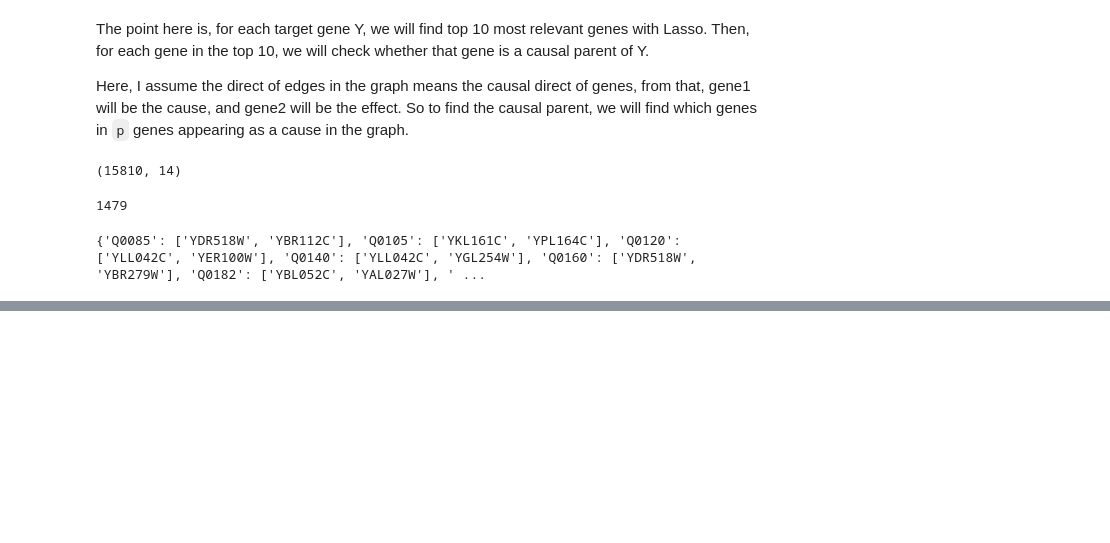
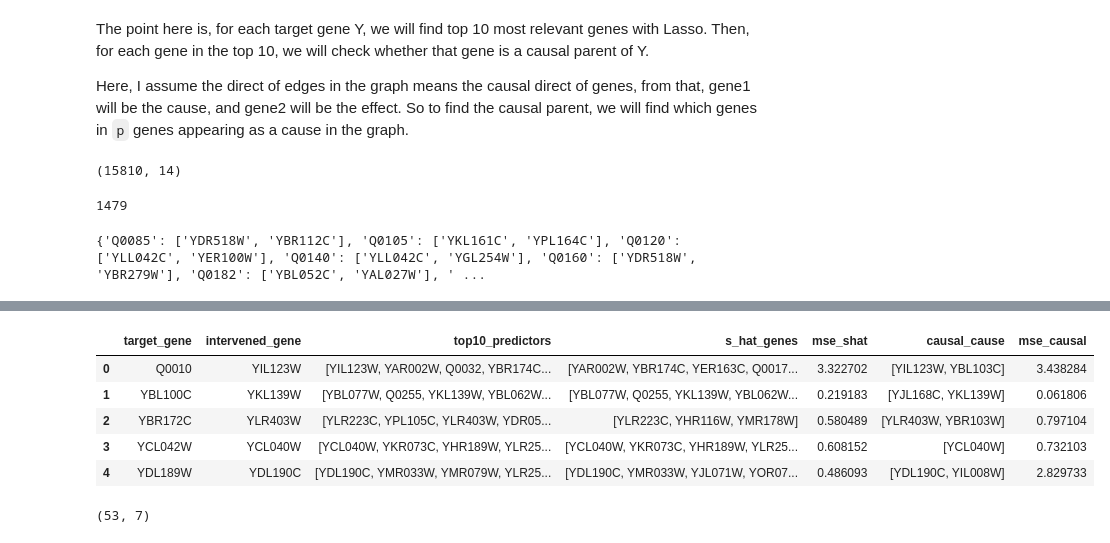
Before and after one commit to bonkh/ICM-replication, a Jupyter notebook: Experiment2/test.ipynb, the cells around one changed output, grey strips where cells are left out. Cells and saved outputs as stored; diff of their text form; code cells hidden in the pictures; blank space fills up the shorter version.

```diff
--- a/Experiment2/test.ipynb
+++ b/Experiment2/test.ipynb
@@ -217,0 +218,20 @@ plot_gene_relationship('YAL047C', 'YOL145C', obs_data, int_data, int_pos_data)
+# %%
+# Step 1: Load the JSON file
+with open("detailed_results.json", "r") as f:
+    data = json.load(f)
+
+# Step 2: Convert to DataFrame
+df = pd.DataFrame(data)
+
+df.head()
+# %% [output]
+|  | target_gene | intervened_gene | top10_predictors | s_hat_genes | mse_shat | causal_cause | mse_causal |
+| 0 | Q0010 | YIL123W | [YIL123W, YAR002W, Q0032, YBR174C... | [YAR002W, YBR174C, YER163C, Q0017... | 3.322702 | [YIL123W, YBL103C] | 3.438284 |
+| 1 | YBL100C | YKL139W | [YBL077W, Q0255, YKL139W, YBL062W... | [YBL077W, Q0255, YKL139W, YBL062W... | 0.219183 | [YJL168C, YKL139W] | 0.061806 |
+| 2 | YBR172C | YLR403W | [YLR223C, YPL105C, YLR403W, YDR05... | [YLR223C, YHR116W, YMR178W] | 0.580489 | [YLR403W, YBR103W] | 0.797104 |
+| 3 | YCL042W | YCL040W | [YCL040W, YKR073C, YHR189W, YLR25... | [YCL040W, YKR073C, YHR189W, YLR25... | 0.608152 | [YCL040W] | 0.732103 |
+| 4 | YDL189W | YDL190C | [YDL190C, YMR033W, YMR079W, YLR25... | [YDL190C, YMR033W, YJL071W, YOR07... | 0.486093 | [YDL190C, YIL008W] | 2.829733 |
+# %%
+df.shape
+# %% [output]
+(53, 7)
```
Also changed, not shown: parts of 5 cells of this notebook, 2 other files.
